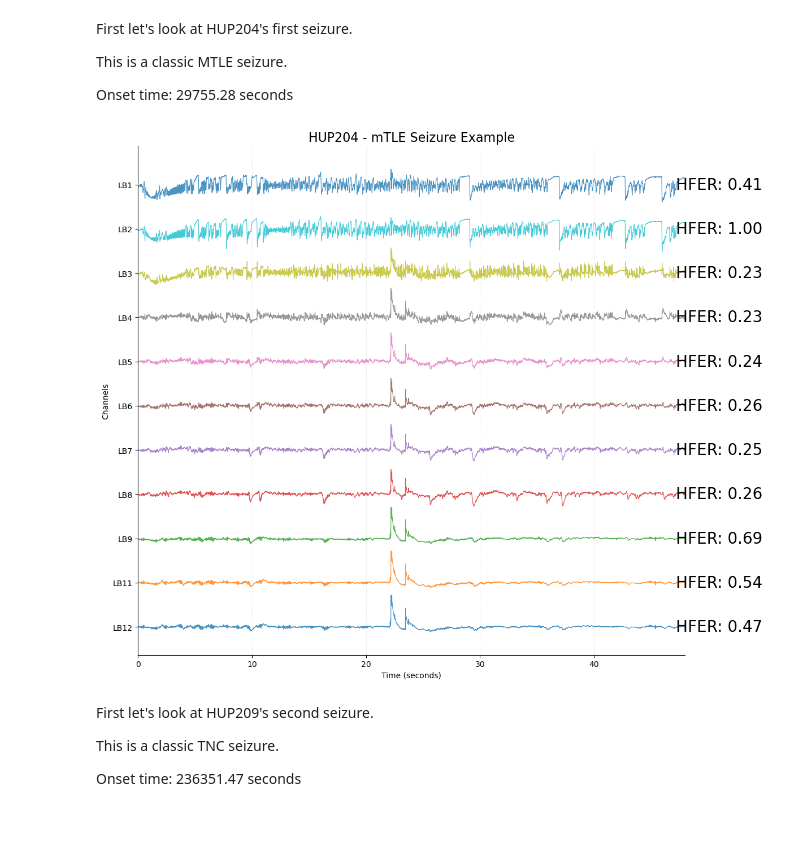
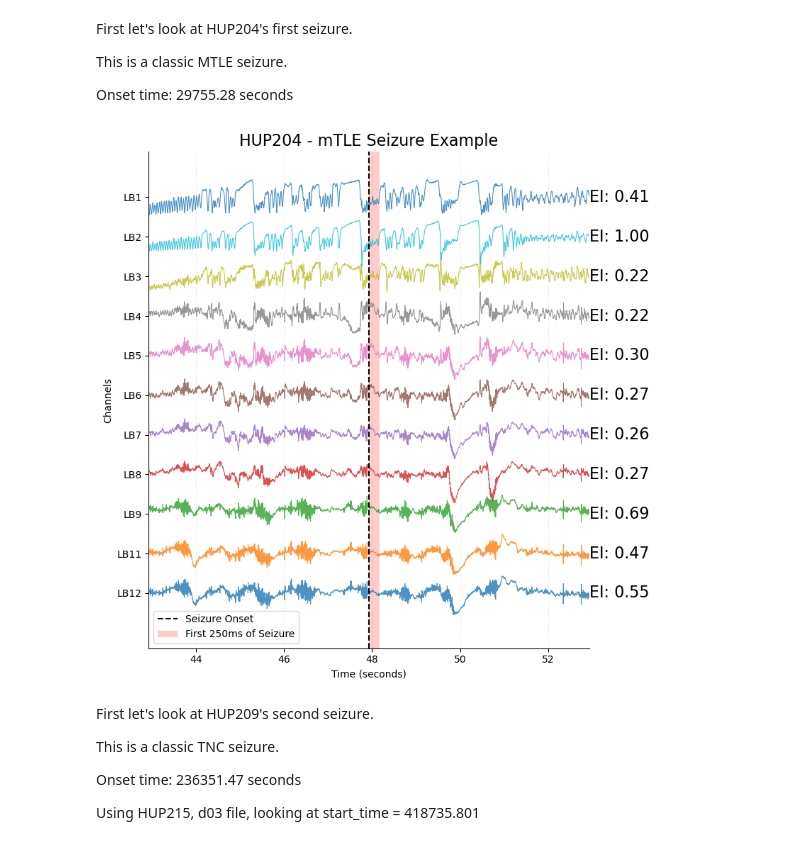
Before and after one commit to carlosaaguila/Interictal_Spike_Analysis, a Jupyter notebook: HUMAN/working_feat_extract_code/6-seizure_analysis/code/validate_per_sz.ipynb, the cells around one changed output. Cells and saved outputs as stored; diff of their text form; code cells hidden in the pictures.

```diff
--- a/HUMAN/working_feat_extract_code/6-seizure_analysis/code/validate_per_sz.ipynb
+++ b/HUMAN/working_feat_extract_code/6-seizure_analysis/code/validate_per_sz.ipynb
@@ -50,3 +33,11 @@ hup_ei = pd.read_csv('../data/self_run/EI_HUP_60s.csv')
+# %%
+#Load in the datasets
+
+#EI - base 60s target end window
+hup_ei = pd.read_csv('../data/self_run/EI_base/EI_HUP_60s.csv')
+
+#EI - base 200s target_end window
+# hup_ei = pd.read_csv('../data/self_run/EI_base/EI_HUP_200s.csv')
 # %% [markdown]
 First let's look at HUP204's first seizure.
 
@@ -55,10 +46,11 @@ This is a classic MTLE seizure.
 Onset time: 29755.28 seconds
 # %%
 #Load the seizure.
+end_time = 60 #this is in seconds, we will want to make it 200, if we are working with the other dataset.
 
-start_time = 29755.28 #in seconds
+start_time = 29755.28 - 40 #in seconds (remove 40 seconds so that we have the target window)
 start_usec = start_time * 1e6
-stop_time = 29860.28 #in seconds
+stop_time = start_time + end_time #add 60 seconds (so that we are replicating the target window)
 stop_usec = stop_time * 1e6
 
 dataset_name = 'HUP204_phaseII' #dataset name that we want to look at
@@ -110,8 +102,8 @@ if fs > 500:
 #find the specific row in hup_ei for this seizure.
 
 hupID = 'HUP204'
-start_time = 29755.28 #in seconds
-sz_204 = hup_ei[(hup_ei['hupID'] == hupID) & (hup_ei['ictal_start_time'] == start_time)]
+sz_time = start_time + 40
+sz_204 = hup_ei[(hup_ei['hupID'] == hupID) & (hup_ei['ictal_start_time'] == sz_time)]
 
 
 #now fix the DF, so that we can look at the EI/channel
@@ -176,74 +176,84 @@ la_data = filtered_data[sorted_lb_columns]
 # %%
-def plot_eeg_channels_with_hfer(data, all_spikes, sampling_rate=500, stop_time=None, title = 'Seizure Example'):
+def plot_eeg_channels_with_hfer(data, all_spikes, sampling_rate=500, stop_time=None, title='Seizure Example',
+                                sorted_channels = ['LA12','LA11','LA9','LA8','LA7','LA6','LA5','LA4','LA3','LA2','LA1']):
     # Create a time array
     time = np.arange(0, len(data)) / sampling_rate
 
+    sz_onset = all_spikes['onset_algorithm'].iloc[0] / sampling_rate  # Convert to seconds
+    plot_start = sz_onset - 5
+    plot_end = sz_onset + 5
+
     # Set up the plot
-    plt.figure(figsize=(12, 10))
+    plt.figure(figsize=(8, 8))
+
     plt.title(title, fontsize=16)
 
     # Define channel order
-    # sorted_la_columns = ['LA12','LA11','LA9','LA8','LA7','LA6','LA5','LA4','LA3','LA2','LA1']
-    sorted_lb_columns = ['LB12','LB11','LB9','LB8','LB7','LB6','LB5','LB4','LB3','LB2','LB1']
-
-    sorted_la_columns = sorted_lb_columns
+    sorted_channels=sorted_channels
 
     # Calculate offset and scaling factor for better visibility
-    channel_range = {ch: (data[ch].max() - data[ch].min()) for ch in sorted_la_columns}
+    channel_range = {ch: (data[ch].max() - data[ch].min()) for ch in sorted_channels}
     max_range = max(channel_range.values())
     scaling_factor = 1.5
-    offset = max_range * scaling_factor * 1.2
+    offset = max_range * scaling_factor * 0.8
 
     # Set x-axis limits
-    if stop_time is None:
-        stop_time = max(time)
-    plt.xlim(0, stop_time)
+    plt.xlim(plot_start, plot_end)
 
     # Extend the x-axis to accommodate HFER values
-    x_extension_factor = 1.2  # Adjust this value to move text more to the right
-    plt.xlim(0, stop_time * x_extension_factor)
+    x_extension_factor = 1.2
+
+    plt.xlim(plot_start, plot_end)
 
     # Plot each channel
-    for i, channel in enumerate(sorted_la_columns):
+    for i, channel in enumerate(sorted_channels):
         # Center and scale the data for each channel
         centered_data = data[channel] - data[channel].mean()
         scaled_data = (centered_data / channel_range[channel]) * (max_range * scaling_factor)
 
         plt.plot(time, scaled_data + i*offset, linewidth=0.8, alpha=0.8)
 
         # Add HFER value as text
         hfer_value = all_spikes[all_spikes['channel_label'] == channel]['EI'].values
         if len(hfer_value) > 0:
-            hfer_text = f"HFER: {hfer_value[0]:.2f}"
-            plt.text(stop_time * (x_extension_factor - 0.02), i*offset, hfer_text,
-                     verticalalignment='center', horizontalalignment='left', fontsize=20)
+            hfer_text = f"EI: {hfer_value[0]:.2f}"
+            plt.text(plot_end , i*offset, hfer_text,
+                     verticalalignment='center', horizontalalignment='left', fontsize=16)
+
+    # Add vertical line for seizure onset
+    plt.axvline(x=sz_onset, color='k', linestyle='--', label='Seizure Onset')
+
+    # Add colored bar for 250ms after seizure onset
+    plt.axvspan(sz_onset, sz_onset + 0.25, facecolor='red', alpha=0.2, label='First 250ms of Seizure')
 
     # Set y-ticks and labels to channel names
-    plt.yticks(np.arange(len(sorted_la_columns)) * offset, sorted_la_columns)
+    plt.yticks(np.arange(len(sorted_channels)) * offset, sorted_channels)
 
     plt.xlabel('Time (seconds)')
     plt.ylabel('Channels')
 
     # Remove top and right spines
     plt.gca().spines['top'].set_visible(False)
     plt.gca().spines['right'].set_visible(False)
 
     # Add minor gridlines for better time reference
     plt.grid(True, which='both', axis='x', linestyle=':', alpha=0.4)
 
+    plt.legend()
     plt.tight_layout()
     plt.show()
 
-# Assuming your dataframe with LA channels is named 'la_data'
-# and your all_spikes dataframe is named 'all_spikes'
-# Call the function to plot
-plot_eeg_channels_with_hfer(la_data, all_spikes, stop_time=40, title = 'HUP204 - mTLE Seizure Example')
+
+plot_eeg_channels_with_hfer(lb_data, all_spikes, stop_time=None, title = 'HUP204 - mTLE Seizure Example',
+                            sorted_channels = ['LB12','LB11','LB9','LB8','LB7','LB6','LB5','LB4','LB3','LB2','LB1'])
 # %% [output]
-[figure, old version]
+[figure, new version]
 # %% [markdown]
 First let's look at HUP209's second seizure.
 
 This is a classic TNC seizure.
 
 Onset time: 236351.47 seconds
+
+Using HUP215, d03 file, looking at start_time = 418735.801
 # %%
```
Also changed, not shown: parts of 8 cells of this notebook, 4 other files.
